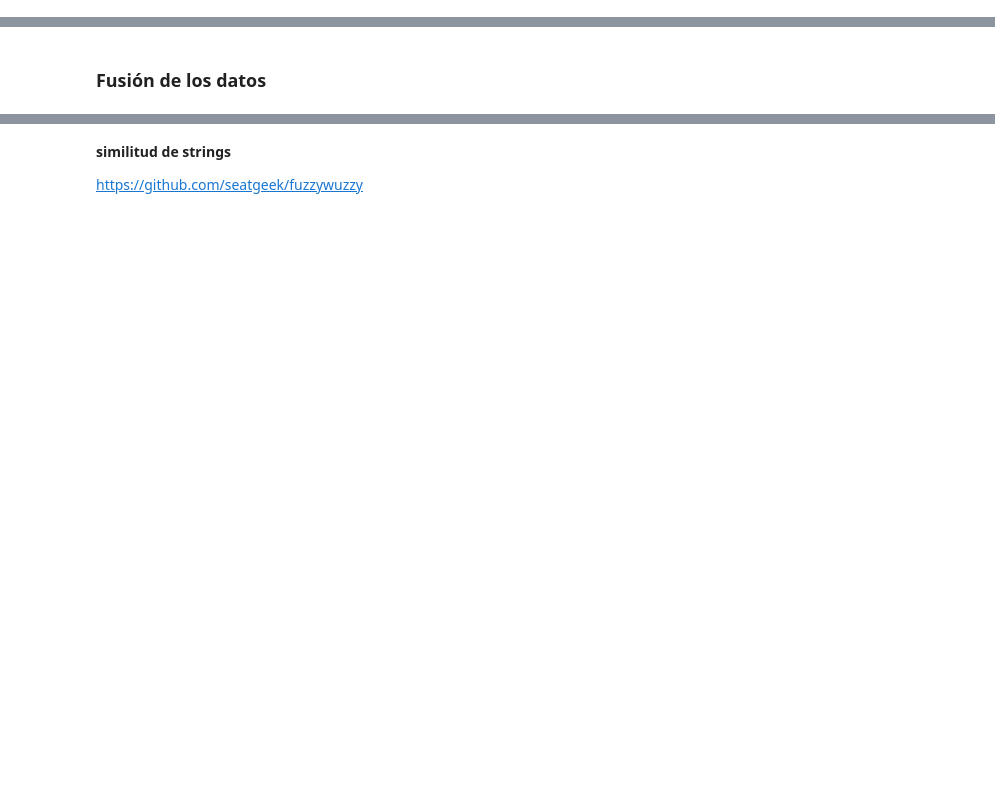
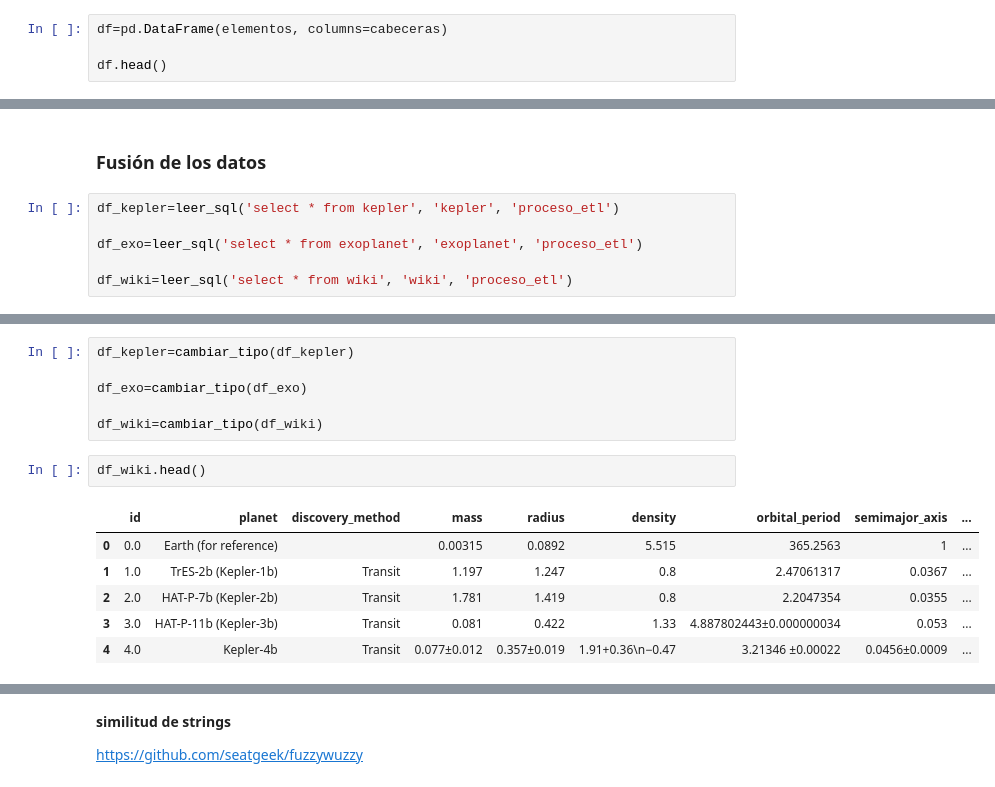
Before and after one commit to Ironhack-Data-Madrid-Abril-2021/Material_Clase, a Jupyter notebook: semana_3/4.2 - Proceso ETL.ipynb, the cells around one changed output, grey strips where cells are left out. Saved outputs shown, nothing was run; the diff lists cells and outputs as text; blank space fills up the shorter version.

```diff
--- a/semana_3/4.2 - Proceso ETL.ipynb
+++ b/semana_3/4.2 - Proceso ETL.ipynb
@@ -81,0 +345,4 @@ https://en.wikipedia.org/wiki/List_of_exoplanets_discovered_using_the_Kepler_spa
+# %%
+df=pd.DataFrame(elementos, columns=cabeceras)
+
+df.head()
@@ -82,2 +397,8 @@ https://en.wikipedia.org/wiki/List_of_exoplanets_discovered_using_the_Kepler_spa
 # %% [markdown]
 ### Fusión de los datos
+# %%
+df_kepler=leer_sql('select * from kepler', 'kepler', 'proceso_etl')
+
+df_exo=leer_sql('select * from exoplanet', 'exoplanet', 'proceso_etl')
+
+df_wiki=leer_sql('select * from wiki', 'wiki', 'proceso_etl')
@@ -83,0 +415,15 @@ https://en.wikipedia.org/wiki/List_of_exoplanets_discovered_using_the_Kepler_spa
+# %%
+df_kepler=cambiar_tipo(df_kepler)
+
+df_exo=cambiar_tipo(df_exo)
+
+df_wiki=cambiar_tipo(df_wiki)
+# %%
+df_wiki.head()
+# %% [output]
+|  | id | planet | discovery_method | mass | radius | density | orbital_period | semimajor_axis | ... |
+| 0 | 0.0 | Earth (for reference) |  | 0.00315 | 0.0892 | 5.515 | 365.2563 | 1 | ... |
+| 1 | 1.0 | TrES-2b (Kepler-1b) | Transit | 1.197 | 1.247 | 0.8 | 2.47061317 | 0.0367 | ... |
+| 2 | 2.0 | HAT-P-7b (Kepler-2b) | Transit | 1.781 | 1.419 | 0.8 | 2.2047354 | 0.0355 | ... |
+| 3 | 3.0 | HAT-P-11b (Kepler-3b) | Transit | 0.081 | 0.422 | 1.33 | 4.887802443±0.000000034 | 0.053 | ... |
+| 4 | 4.0 | Kepler-4b | Transit | 0.077±0.012 | 0.357±0.019 | 1.91+0.36\n−0.47 | 3.21346 ±0.00022 | 0.0456±0.0009 | ... |
```
Also changed, not shown: parts of 45 cells of this notebook.
